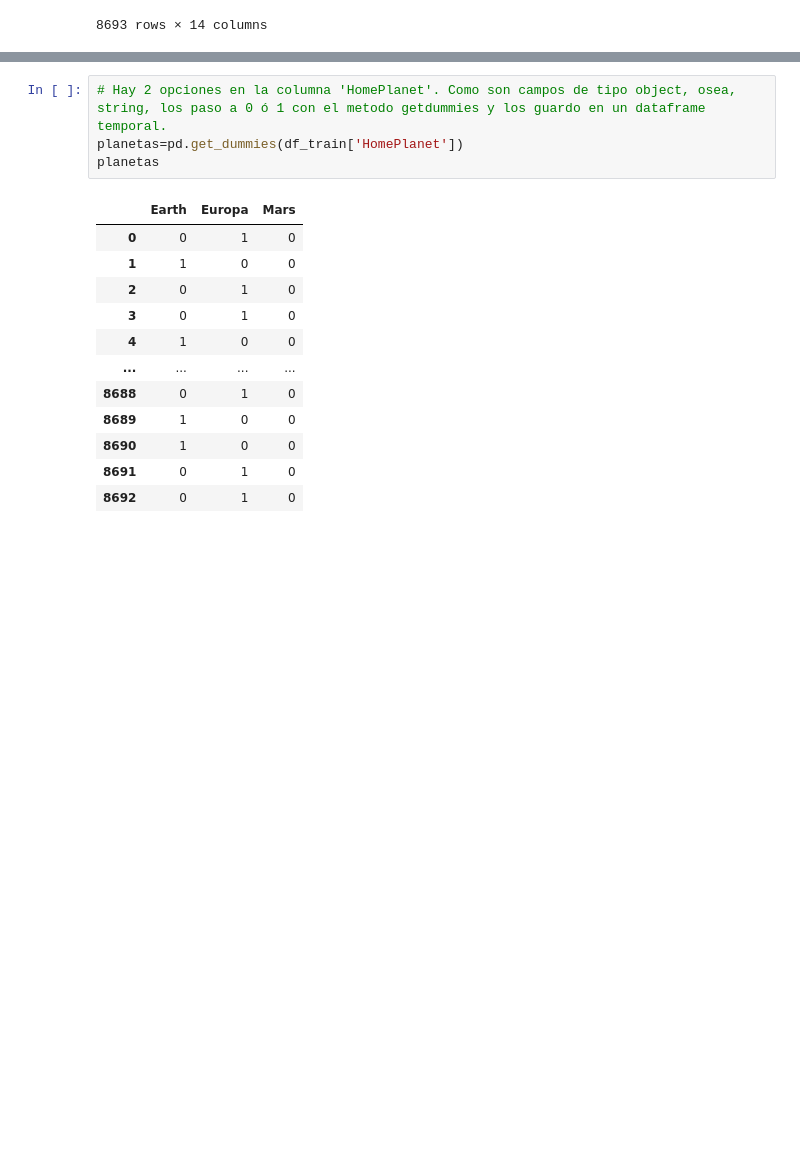
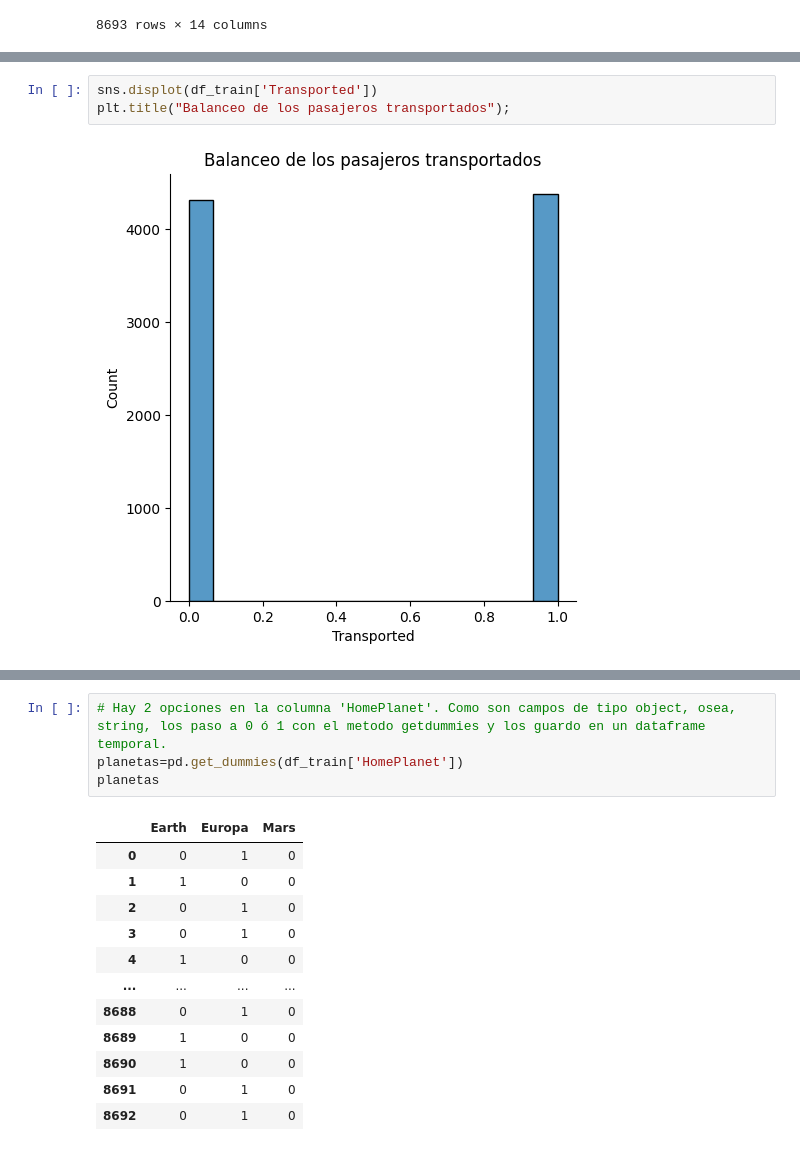
Before and after one commit to Wallace-80/Machine-Learning, a Jupyter notebook: src/notebook/ALT - Datos_procesados_train.ipynb, the cells around one changed output, grey strips where cells are left out. Saved outputs shown, nothing was run; the diff lists cells and outputs as text; blank space fills up the shorter version.

```diff
--- a/src/notebook/ALT - Datos_procesados_train.ipynb
+++ b/src/notebook/ALT - Datos_procesados_train.ipynb
@@ -44,0 +40,5 @@ dtype: int64
+# %%
+sns.displot(df_train['Transported'])
+plt.title("Balanceo de los pasajeros transportados");
+# %% [output]
+[figure, added]
```
Also changed, not shown: parts of 31 cells of this notebook, 5 other files.
